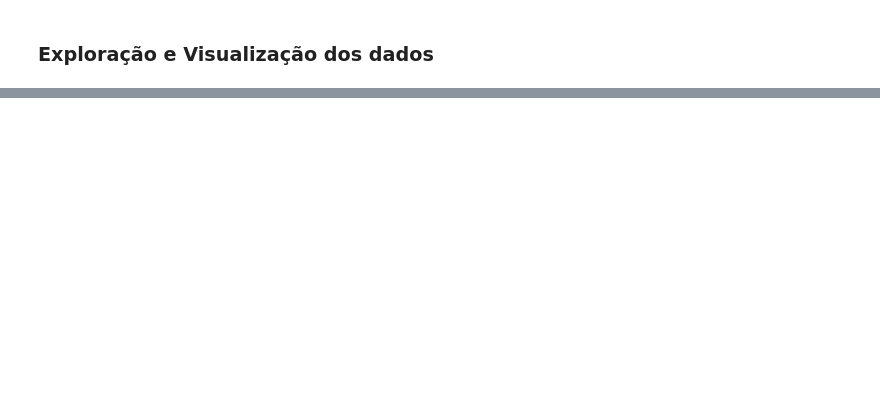
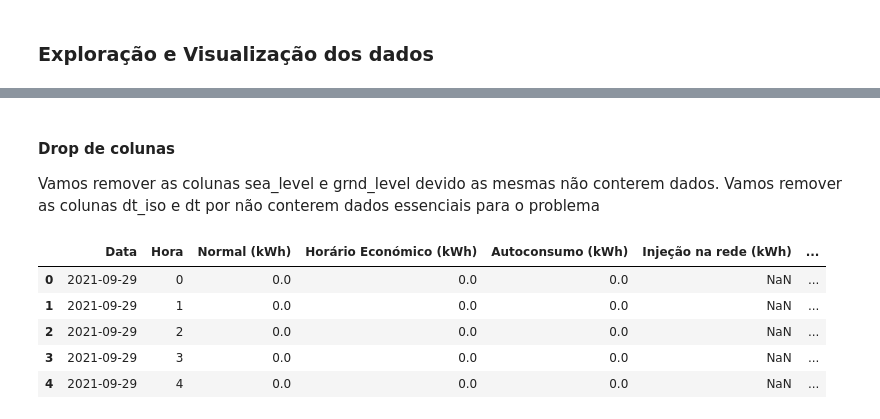
Before and after one commit to joaofaria19/DAA-Trabalho, a Jupyter notebook: competicao.ipynb, the cells around one changed output, grey strips where cells are left out. Saved outputs shown, nothing was run; the diff lists cells and outputs as text; code cells hidden in the pictures; blank space fills up the shorter version.

```diff
--- a/competicao.ipynb
+++ b/competicao.ipynb
@@ -108,0 +150,20 @@ dtype: int64
+# %% [markdown]
+#### Drop de colunas
+
+Vamos remover as colunas sea_level e grnd_level devido as mesmas não conterem dados.
+Vamos remover as colunas dt_iso e dt por não conterem dados essenciais para o problema
+# %%
+# Estou a colocar num dataframe diferente para não estragar o inicial
+em1 = em.copy()
+em1.drop(['sea_level'], axis=1, inplace=True)
+em1.drop(['grnd_level'], axis=1, inplace=True)
+em1.drop(['dt'], axis=1, inplace=True)
+em1.drop(['dt_iso'], axis=1, inplace=True)
+em1.head()
+# %% [output]
+|  | Data | Hora | Normal (kWh) | Horário Económico (kWh) | Autoconsumo (kWh) | Injeção na rede (kWh) | ... |
+| 0 | 2021-09-29 | 0 | 0.0 | 0.0 | 0.0 | NaN | ... |
+| 1 | 2021-09-29 | 1 | 0.0 | 0.0 | 0.0 | NaN | ... |
+| 2 | 2021-09-29 | 2 | 0.0 | 0.0 | 0.0 | NaN | ... |
+| 3 | 2021-09-29 | 3 | 0.0 | 0.0 | 0.0 | NaN | ... |
+| 4 | 2021-09-29 | 4 | 0.0 | 0.0 | 0.0 | NaN | ... |
```
Also changed, not shown: parts of 20 cells of this notebook, 3 other files.
